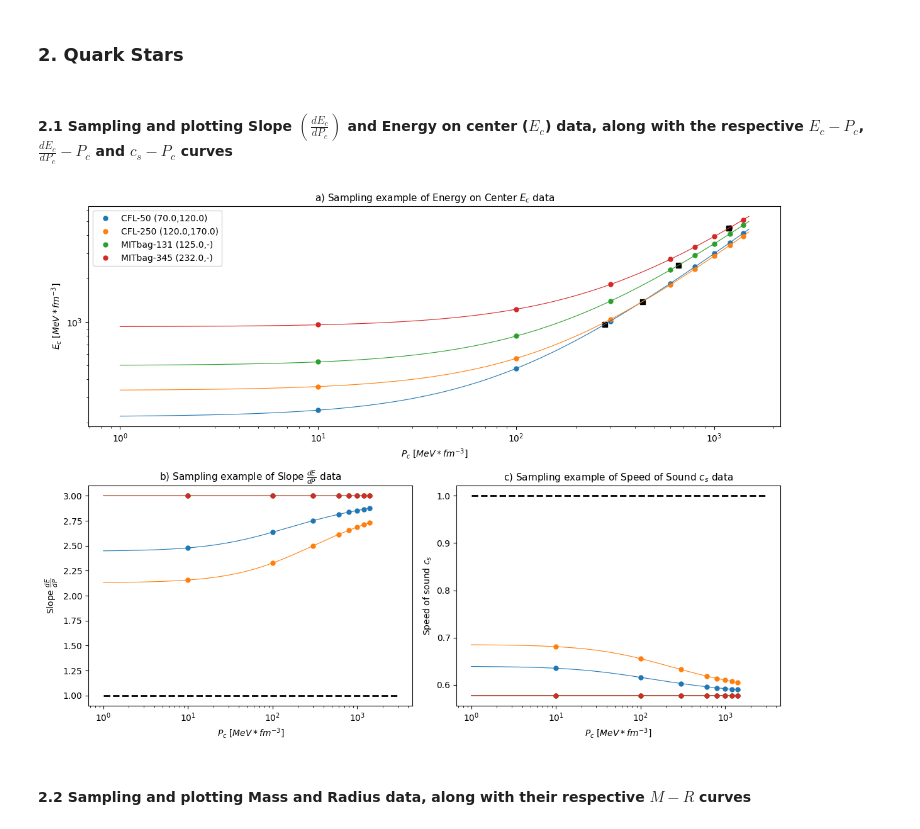
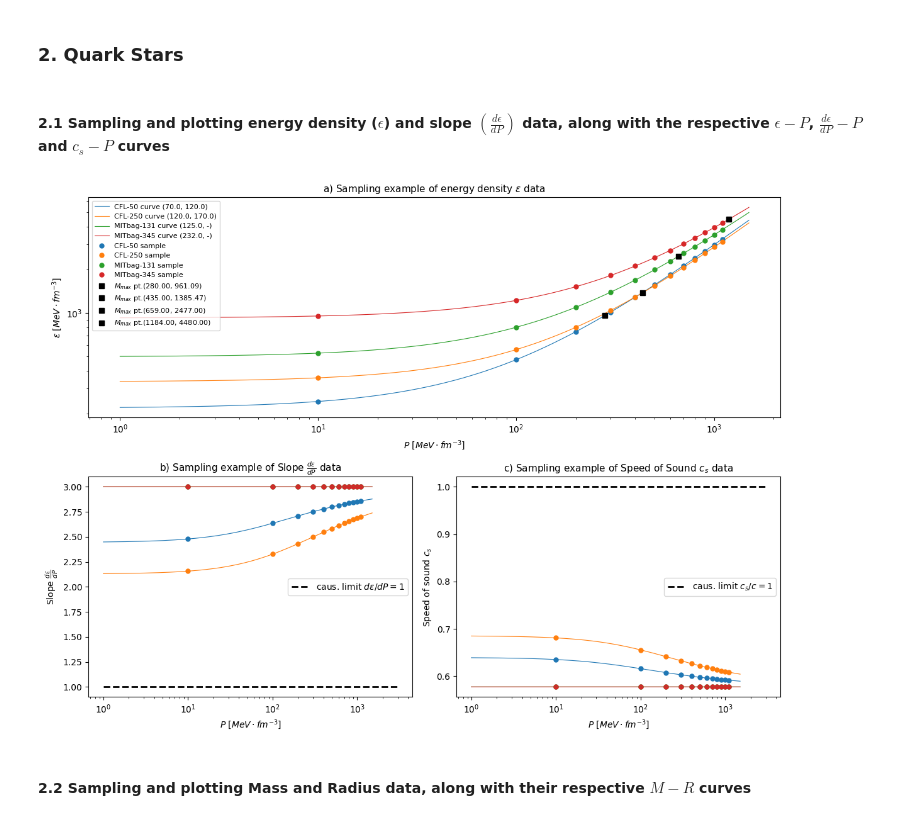
Before and after one commit to istergak/MSc-Computational-Physics-AUTH, a Jupyter notebook: Thesis - ML and ANNs regression models for Exotic Star's EOSs/Part 2 - Handling the TOV equations solution data for Exotic Stars/ExoticStarsResults_2.ipynb, the cells around one changed output. Saved outputs shown, nothing was run; the diff lists cells and outputs as text; code cells hidden in the pictures.

```diff
--- a/Thesis - ML and ANNs regression models for Exotic Star's EOSs/Part 2 - Handling the TOV equations solution data for Exotic Stars/ExoticStarsResults_2.ipynb
+++ b/Thesis - ML and ANNs regression models for Exotic Star's EOSs/Part 2 - Handling the TOV equations solution data for Exotic Stars/ExoticStarsResults_2.ipynb
@@ -467,7 +421,7 @@ polyNSdata().gen_reg_data(filesave,samples_per_EOS=100,M_threshold=0.2,points_MR
 # %% [markdown]
 ### **2. Quark Stars**
 # %% [markdown]
-#### **2.1 Sampling and plotting Slope $(\frac{dE_c}{dP_c})$ and Energy on center ($E_c$) data, along with the respective $E_c-P_c$, $\frac{dE_c}{dP_c} - P_c$ and $c_s-P_c$ curves**
+#### **2.1 Sampling and plotting energy density ($\epsilon$) and slope $(\frac{d\epsilon}{dP})$ data, along with the respective $\epsilon-P$, $\frac{d\epsilon}{dP} - P$ and $c_s-P$ curves**
 # %%
 fig_sample_EOS_QS, axes_sample_EOS_QS = plt.subplots(figsize=(12,9))
 axis_sample_energy_QS = plt.subplot2grid((2,2),(0,0),colspan=2)
@@ -477,13 +431,13 @@ axis_sample_cs_QS = plt.subplot2grid((2,2),(1,1))
 
 
 # Pressure points, on which the values of Slope (dE_dP) and Energy density will be collected
-pressure_points = [10,100,300,600,800,1000,1200,1400]
+pressure_points = [10,100,200,300,400,500,600,700,800,900,1000,1100]
 
 # Sampling Slope (dE_dP) and Energy density data without observational noise (1 sample per EOS curve)
-slope_sample_CFL_50,energy_sample_CFL_50,Pc_Mmax_CFL_50,Ec_Mmax_CFL_50 = QSdata().sample_EOS("CFL-50_sol.csv",Pc_points=pressure_points,noiseSl_mv=0,noiseSl_std=0,noiseEc_mv=0,noiseEc_std=0)
-slope_sample_CFL_250,energy_sample_CFL_250,Pc_Mmax_CFL_250,Ec_Mmax_CFL_250= QSdata().sample_EOS("CFL-250_sol.csv",Pc_points=pressure_points,noiseSl_mv=0,noiseSl_std=0,noiseEc_mv=0,noiseEc_std=0)
-slope_sample_MITbag_131,energy_sample_MITbag_131,Pc_Mmax_MITbag_131,Ec_Mmax_MITbag_131 = QSdata().sample_EOS("MITbag-131_sol.csv",Pc_points=pressure_points,noiseSl_mv=0,noiseSl_std=0,noiseEc_mv=0,noiseEc_std=0)
-slope_sample_MITbag_345,energy_sample_MITbag_345,Pc_Mmax_MITbag_345,Ec_Mmax_MITbag_345 = QSdata().sample_EOS("MITbag-345_sol.csv",Pc_points=pressure_points,noiseSl_mv=0,noiseSl_std=0,noiseEc_mv=0,noiseEc_std=0)
+slope_sample_CFL_50,energy_sample_CFL_50,Pc_Mmax_CFL_50,Ec_Mmax_CFL_50 = QSdata().sample_EOS("CFL-50_sol.csv",Pc_points=pressure_points,violate_caus="both",noiseSl_mv=0,noiseSl_std=0,noiseEc_mv=0,noiseEc_std=0)
+slope_sample_CFL_250,energy_sample_CFL_250,Pc_Mmax_CFL_250,Ec_Mmax_CFL_250= QSdata().sample_EOS("CFL-250_sol.csv",Pc_points=pressure_points,violate_caus="both",noiseSl_mv=0,noiseSl_std=0,noiseEc_mv=0,noiseEc_std=0)
+slope_sample_MITbag_131,energy_sample_MITbag_131,Pc_Mmax_MITbag_131,Ec_Mmax_MITbag_131 = QSdata().sample_EOS("MITbag-131_sol.csv",Pc_points=pressure_points,violate_caus="both",noiseSl_mv=0,noiseSl_std=0,noiseEc_mv=0,noiseEc_std=0)
+slope_sample_MITbag_345,energy_sample_MITbag_345,Pc_Mmax_MITbag_345,Ec_Mmax_MITbag_345 = QSdata().sample_EOS("MITbag-345_sol.csv",Pc_points=pressure_points,violate_caus="both",noiseSl_mv=0,noiseSl_std=0,noiseEc_mv=0,noiseEc_std=0)
 
 # Getting the values of Beff and Delta parameters
 CFL50_data = pd.read_csv("CFL-50_sol.csv")
@@ -510,34 +464,32 @@ data_columns_MITbag345 = MITbag345_data.columns
 Beff_column_MITbag345 = data_columns_MITbag345[-1]
 Beff_MITbag345 = float(Beff_column_MITbag345[3:])
 
+# Plotting the respective EOS 2D curves
+QSdata().plot_EOS_curve("CFL-50_sol.csv",axis_sample_energy_QS,'#1f77b4',curve_label=f"CFL-50 curve ({Beff_CFL50}, {Delta_CFL50})")
+QSdata().plot_EOS_curve("CFL-250_sol.csv",axis_sample_energy_QS,'#ff7f0e',curve_label=f"CFL-250 curve ({Beff_CFL250}, {Delta_CFL250})")
+QSdata().plot_EOS_curve("MITbag-130_sol.csv",axis_sample_energy_QS,'#2ca02c',curve_label=f"MITbag-131 curve ({Beff_MITbag131}, -)")
+QSdata().plot_EOS_curve("MITbag-344_sol.csv",axis_sample_energy_QS,'#d62728', curve_label=f"MITbag-345 curve ({Beff_MITbag345}, -)")
 
-# Plotting the Energy sampling data
-axis_sample_energy_QS.plot(pressure_points,energy_sample_CFL_50,".",ms=10,color='#1f77b4',label=f"CFL-50 ({Beff_CFL50},{Delta_CFL50})")
-axis_sample_energy_QS.plot(pressure_points,energy_sample_CFL_250,".",ms=10,color='#ff7f0e',label=f"CFL-250 ({Beff_CFL250},{Delta_CFL250})")
-axis_sample_energy_QS.plot(pressure_points,energy_sample_MITbag_131,".",ms=10,color='#2ca02c',label=f"MITbag-131 ({Beff_MITbag131},-)")
-axis_sample_energy_QS.plot(pressure_points,energy_sample_MITbag_345,".",ms=10,color='#d62728',label=f"MITbag-345 ({Beff_MITbag345},-)")
+# Plotting the energy density sampling data
+axis_sample_energy_QS.plot(pressure_points,energy_sample_CFL_50,".",ms=10,color='#1f77b4',label=f"CFL-50 sample")
+axis_sample_energy_QS.plot(pressure_points,energy_sample_CFL_250,".",ms=10,color='#ff7f0e',label=f"CFL-250 sample")
+axis_sample_energy_QS.plot(pressure_points,energy_sample_MITbag_131,".",ms=10,color='#2ca02c',label=f"MITbag-131 sample")
+axis_sample_energy_QS.plot(pressure_points,energy_sample_MITbag_345,".",ms=10,color='#d62728',label=f"MITbag-345 sample")
 
 # Plotting the maximum mass points
-axis_sample_energy_QS.plot(Pc_Mmax_CFL_50,Ec_Mmax_CFL_50,"s",color="black",ms=6)
-axis_sample_energy_QS.plot(Pc_Mmax_CFL_250,Ec_Mmax_CFL_250,"s",color="black",ms=6)
-axis_sample_energy_QS.plot(Pc_Mmax_MITbag_131,Ec_Mmax_MITbag_131,"s",color="black",ms=6)
-axis_sample_energy_QS.plot(Pc_Mmax_MITbag_345,Ec_Mmax_MITbag_345,"s",color="black",ms=6)
+axis_sample_energy_QS.plot(Pc_Mmax_CFL_50,Ec_Mmax_CFL_50,"s",color="black",ms=6,label=r"$M_{max}$ pt."+f"({Pc_Mmax_CFL_50:.2f}, {Ec_Mmax_CFL_50:.2f})")
+axis_sample_energy_QS.plot(Pc_Mmax_CFL_250,Ec_Mmax_CFL_250,"s",color="black",ms=6,label=r"$M_{max}$ pt."+f"({Pc_Mmax_CFL_250:.2f}, {Ec_Mmax_CFL_250:.2f})")
+axis_sample_energy_QS.plot(Pc_Mmax_MITbag_131,Ec_Mmax_MITbag_131,"s",color="black",ms=6,label=r"$M_{max}$ pt."+f"({Pc_Mmax_MITbag_131:.2f}, {Ec_Mmax_MITbag_131:.2f})")
+axis_sample_energy_QS.plot(Pc_Mmax_MITbag_345,Ec_Mmax_MITbag_345,"s",color="black",ms=6,label=r"$M_{max}$ pt."+f"({Pc_Mmax_MITbag_345:.2f}, {Ec_Mmax_MITbag_345:.2f})")
 
 
-
-# Plotting the respective EOS 2D curves
-QSdata().plot_EOS_curve("CFL-50_sol.csv",axis_sample_energy_QS,'#1f77b4')
-QSdata().plot_EOS_curve("CFL-250_sol.csv",axis_sample_energy_QS,'#ff7f0e')
-QSdata().plot_EOS_curve("MITbag-130_sol.csv",axis_sample_energy_QS,'#2ca02c')
-QSdata().plot_EOS_curve("MITbag-344_sol.csv",axis_sample_energy_QS,'#d62728')
-
 # Adding labels, bounds and scale on axes and title for clarity
-axis_sample_energy_QS.set_title(r"a) Sampling example of Energy on Center $E_c$ data", fontsize=11)
-axis_sample_energy_QS.set_xlabel(r"$P_c$ $[MeV*fm^{-3}]$",fontsize=10)
-axis_sample_energy_QS.set_ylabel(r"$E_c$ $[MeV*fm^{-3}]$",fontsize=10)
+axis_sample_energy_QS.set_title(r"a) Sampling example of energy density $\epsilon$ data", fontsize=11)
+axis_sample_energy_QS.set_xlabel(r"$P$ $[MeV\cdot fm^{-3}]$",fontsize=10)
+axis_sample_energy_QS.set_ylabel(r"$\epsilon$ $[MeV\cdot fm^{-3}]$",fontsize=10)
 axis_sample_energy_QS.set_xscale("log")
 axis_sample_energy_QS.set_yscale("log")
-axis_sample_energy_QS.legend()
+axis_sample_energy_QS.legend(fontsize=8)
 
 # Plotting the Slope (dE_dP) sampling data
 axis_sample_slope_QS.plot(pressure_points,slope_sample_CFL_50,".",ms=10,color='#1f77b4')
@@ -545,8 +497,8 @@ axis_sample_slope_QS.plot(pressure_points,slope_sample_CFL_250,".",ms=10,color='
 axis_sample_slope_QS.plot(pressure_points,slope_sample_MITbag_131,".",ms=10,color='#2ca02c')
 axis_sample_slope_QS.plot(pressure_points,slope_sample_MITbag_345,".",ms=10,color='#d62728')
 
-# Plotting the causality limit curve, i.e. the curve Slope=1
-axis_sample_slope_QS.plot([1,3000],[1,1],"--",lw=2,color="black")
+# Plotting the causality limit curve, i.e. the curve Slope=dε/dP=1
+axis_sample_slope_QS.plot([1,3000],[1,1],"--",lw=2,color="black",label=r"caus. limit $d\epsilon/dP=1$")
 
 # Plotting the respective Slope (dE_dP) vs Pressure 2D curves
 QSdata().plot_dEdP_curve("CFL-50_sol.csv",axis_sample_slope_QS,'#1f77b4')
@@ -555,10 +507,11 @@ QSdata().plot_dEdP_curve("MITbag-130_sol.csv",axis_sample_slope_QS,'#2ca02c')
 QSdata().plot_dEdP_curve("MITbag-344_sol.csv",axis_sample_slope_QS,'#d62728')
 
 # Adding labels, bounds and scale on axes and title for clarity
-axis_sample_slope_QS.set_title(r"b) Sampling example of Slope $\frac{dE}{dP}$ data", fontsize=11)
-axis_sample_slope_QS.set_xlabel(r"$P_c$ $[MeV*fm^{-3}]$",fontsize=10)
-axis_sample_slope_QS.set_ylabel(r"Slope $\frac{dE}{dP}$",fontsize=10)
+axis_sample_slope_QS.set_title(r"b) Sampling example of Slope $\frac{d\epsilon}{dP}$ data", fontsize=11)
+axis_sample_slope_QS.set_xlabel(r"$P$ $[MeV\cdot fm^{-3}]$",fontsize=10)
+axis_sample_slope_QS.set_ylabel(r"Slope $\frac{d\epsilon}{dP}$",fontsize=10)
 axis_sample_slope_QS.set_xscale("log")
+axis_sample_slope_QS.legend(fontsize=10)
 #axis_sample_slope_QS.set_yscale("log")
 
 # Getting the Speed of Sound (c_s) sampling data
@@ -568,39 +521,41 @@ cs_sample_MITbag_131 = np.sqrt(1/np.array(slope_sample_MITbag_131))
 cs_sample_MITbag_345 = np.sqrt(1/np.array(slope_sample_MITbag_345))
 
 # Plotting the Speed of Sound (c_s) sampling data
 axis_sample_cs_QS.plot(pressure_points,cs_sample_CFL_50,".",ms=10,color='#1f77b4')
 axis_sample_cs_QS.plot(pressure_points,cs_sample_CFL_250,".",ms=10,color='#ff7f0e')
 axis_sample_cs_QS.plot(pressure_points,cs_sample_MITbag_131,".",ms=10,color='#2ca02c')
 axis_sample_cs_QS.plot(pressure_points,cs_sample_MITbag_345,".",ms=10,color='#d62728')
 
-# Plotting the causality limit curve, i.e. the curve Slope=1
-axis_sample_cs_QS.plot([1,3000],[1,1],"--",lw=2,color="black")
+# Plotting the causality limit curve, i.e. the curve c_s/c = 1
+axis_sample_cs_QS.plot([1,3000],[1,1],"--",lw=2,color="black",label=r"caus. limit $c_s/c=1$")
 
 # Plotting the respective Speed of Sound vs Pressure 2D curves
 QSdata().plot_cs_curve("CFL-50_sol.csv",axis_sample_cs_QS,'#1f77b4')
 QSdata().plot_cs_curve("CFL-250_sol.csv",axis_sample_cs_QS,'#ff7f0e')
 QSdata().plot_cs_curve("MITbag-130_sol.csv",axis_sample_cs_QS,'#2ca02c')
 QSdata().plot_cs_curve("MITbag-344_sol.csv",axis_sample_cs_QS,'#d62728')
 
 # Adding labels, bounds and scale on axes and title for clarity
 axis_sample_cs_QS.set_title(r"c) Sampling example of Speed of Sound $c_s$ data", fontsize=11)
-axis_sample_cs_QS.set_xlabel(r"$P_c$ $[MeV*fm^{-3}]$",fontsize=10)
+axis_sample_cs_QS.set_xlabel(r"$P$ $[MeV\cdot fm^{-3}]$",fontsize=10)
 axis_sample_cs_QS.set_ylabel(r"Speed of sound $c_s$",fontsize=10)
 axis_sample_cs_QS.set_xscale("log")
+axis_sample_cs_QS.legend(fontsize=10)
 #axis_sample_cs_QS.set_yscale("log")
 
 
 # Removing the frame and the ticks of the total figure
 axes_sample_EOS_QS.spines['top'].set_visible(False)
 axes_sample_EOS_QS.spines['right'].set_visible(False)
 axes_sample_EOS_QS.spines['bottom'].set_visible(False)
 axes_sample_EOS_QS.spines['left'].set_visible(False)
 axes_sample_EOS_QS.set_xticks([])
 axes_sample_EOS_QS.set_yticks([])
-plt.tight_layout()
-plt.show()
+
+fig_sample_EOS_QS.tight_layout()
+fig_sample_EOS_QS.savefig("sample_EOS_QS.pdf",dpi=300)
 # %% [output]
-[figure, old version]
+[figure, new version]
 # %% [markdown]
 #### **2.2 Sampling and plotting  Mass and Radius data, along with their respective $M-R$ curves**
 # %%
```
Also changed, not shown: parts of 13 cells of this notebook, 1 other file.
